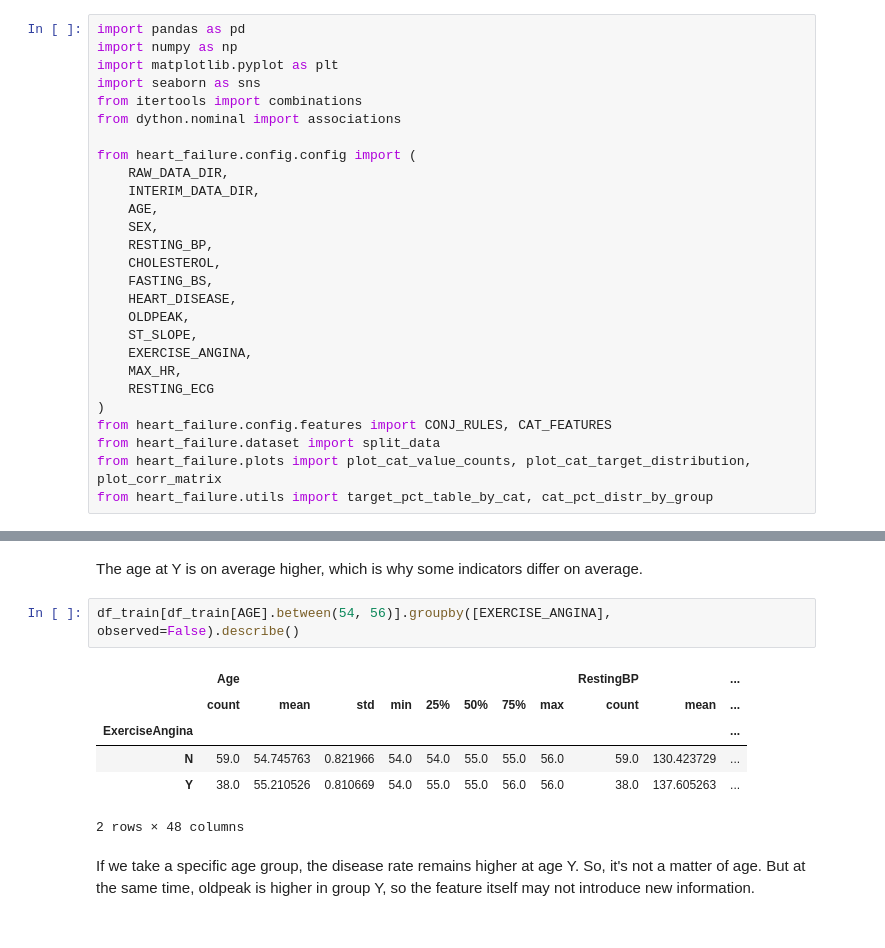
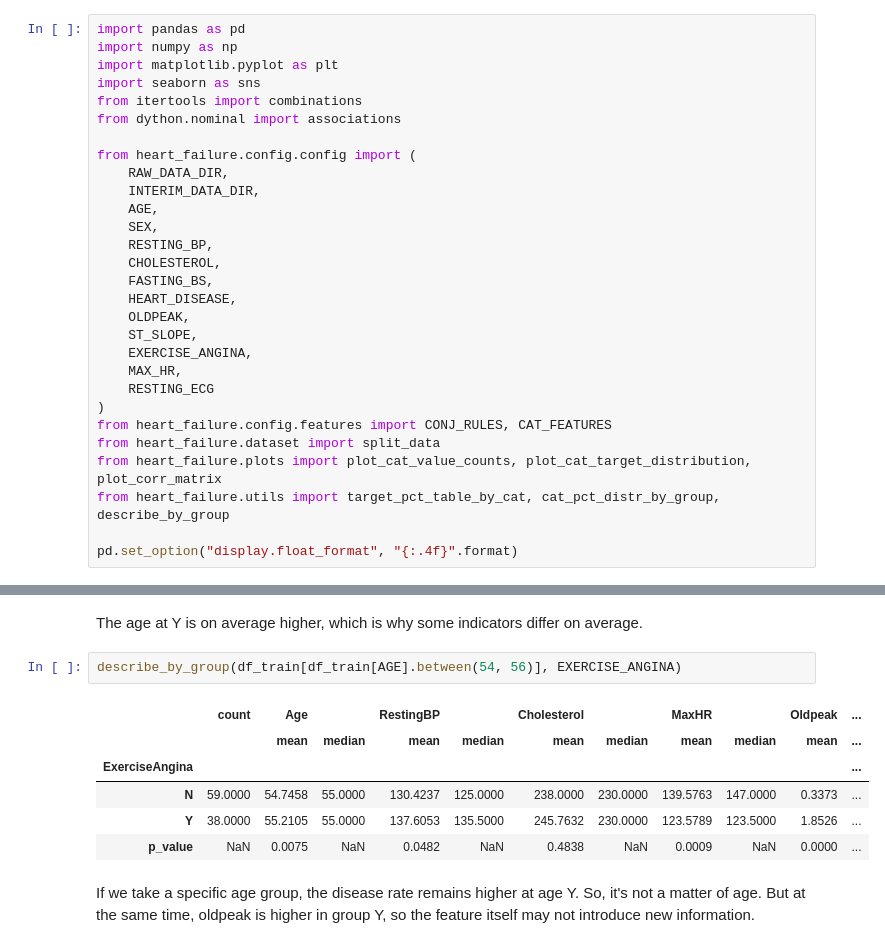
Before and after one commit to Lymuthien/heart_failure, a Jupyter notebook: notebooks/1.0-eda.ipynb, the cells around one changed output, grey strips where cells are left out. Drawn from its saved outputs; the diff is of its cells as text.

```diff
--- a/notebooks/1.0-eda.ipynb
+++ b/notebooks/1.0-eda.ipynb
@@ -26,7 +26,9 @@ from heart_failure.config.config import (
 from heart_failure.config.features import CONJ_RULES, CAT_FEATURES
 from heart_failure.dataset import split_data
 from heart_failure.plots import plot_cat_value_counts, plot_cat_target_distribution, plot_corr_matrix
-from heart_failure.utils import target_pct_table_by_cat, cat_pct_distr_by_group
+from heart_failure.utils import target_pct_table_by_cat, cat_pct_distr_by_group, describe_by_group
+
+pd.set_option("display.float_format", "{:.4f}".format)
 # %%
 df = pd.read_csv(RAW_DATA_DIR / "heart.csv")
 # %% [markdown]
@@ -628,14 +631,14 @@ df_train.groupby([EXERCISE_ANGINA, HEART_DISEASE], observed=False).describe()
 # %% [markdown]
 The age at Y is on average higher, which is why some indicators differ on average.
 # %%
-df_train[df_train[AGE].between(54, 56)].groupby([EXERCISE_ANGINA], observed=False).describe()
+describe_by_group(df_train[df_train[AGE].between(54, 56)], EXERCISE_ANGINA)
 # %% [output]
-|  | Age |  |  |  |  |  |  |  | RestingBP |  | ... |
-|  | count | mean | std | min | 25% | 50% | 75% | max | count | mean | ... |
+|  | count | Age |  | RestingBP |  | Cholesterol |  | MaxHR |  | Oldpeak | ... |
+|  |  | mean | median | mean | median | mean | median | mean | median | mean | ... |
 | ExerciseAngina |  |  |  |  |  |  |  |  |  |  | ... |
-| N | 59.0 | 54.745763 | 0.821966 | 54.0 | 54.0 | 55.0 | 55.0 | 56.0 | 59.0 | 130.423729 | ... |
-| Y | 38.0 | 55.210526 | 0.810669 | 54.0 | 55.0 | 55.0 | 56.0 | 56.0 | 38.0 | 137.605263 | ... |
+| N | 59.0000 | 54.7458 | 55.0000 | 130.4237 | 125.0000 | 238.0000 | 230.0000 | 139.5763 | 147.0000 | 0.3373 | ... |
+| Y | 38.0000 | 55.2105 | 55.0000 | 137.6053 | 135.5000 | 245.7632 | 230.0000 | 123.5789 | 123.5000 | 1.8526 | ... |
+| p_value | NaN | 0.0075 | NaN | 0.0482 | NaN | 0.4838 | NaN | 0.0009 | NaN | 0.0000 | ... |
-2 rows × 48 columns
 # %% [markdown]
 If we take a specific age group, the disease rate remains higher at age Y. So, it's not a matter of age. But at the same time, oldpeak is higher in group Y, so the feature itself may not introduce new information.
 # %% [markdown]
```
Also changed, not shown: parts of 9 cells of this notebook, 1 other file.
